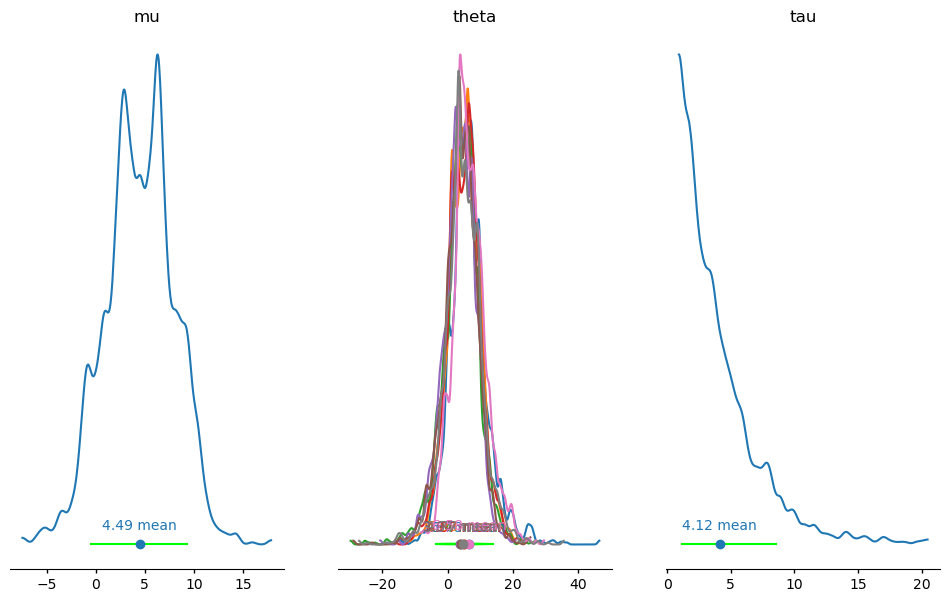
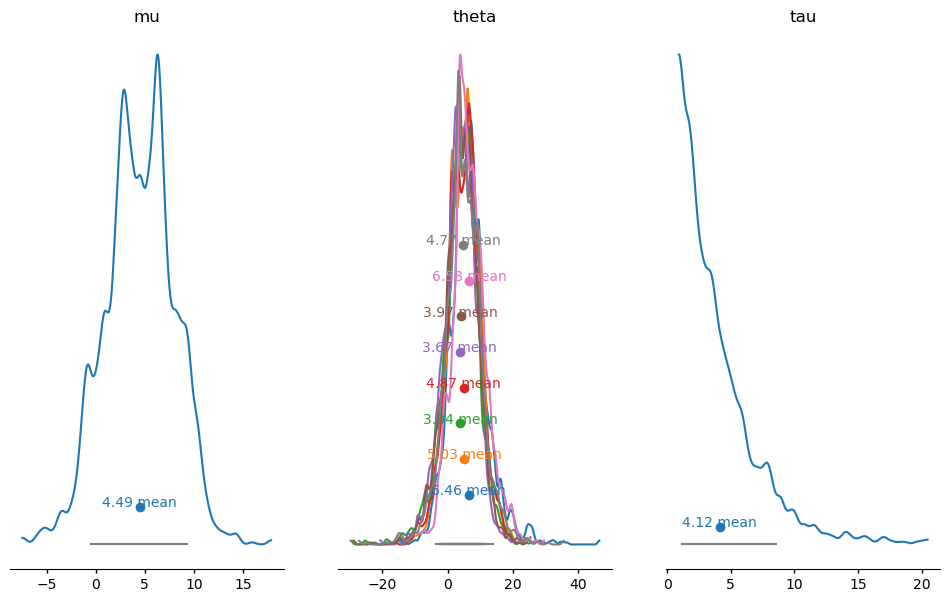
Unified diff of the notebook cell whose output changed from the first chart to the second:
--- before
+++ after
@@ -1,6 +1,12 @@
 plot_posterior(
     post, 
-    pc_kwargs={"cols": ["__variable__"], "aes": {"color": ["school"]}, "color": [f"C{i}" for i in range(8)], "ls": ["--", ":"], "plot_grid_kws": {"figsize": (12, 7)}},
-    aes_map={"kde": ["color", "ls"], "point_estimate": ["color"]},
+    pc_kwargs={
+        "cols": ["__variable__"],
+        "aes": {"color": ["school"], "y": ["school"]},
+        "color": [f"C{i}" for i in range(8)],
+        "y": np.linspace(0.01, 0.06, 8),
+        "plot_grid_kws": {"figsize": (12, 7)},
+    },
+    aes_map={"kde": ["color"], "point_estimate": ["color", "y"]},
     plot_kwargs={"ci": {"color": "lime"}},
 );

Commit: add docs and implement some feedback